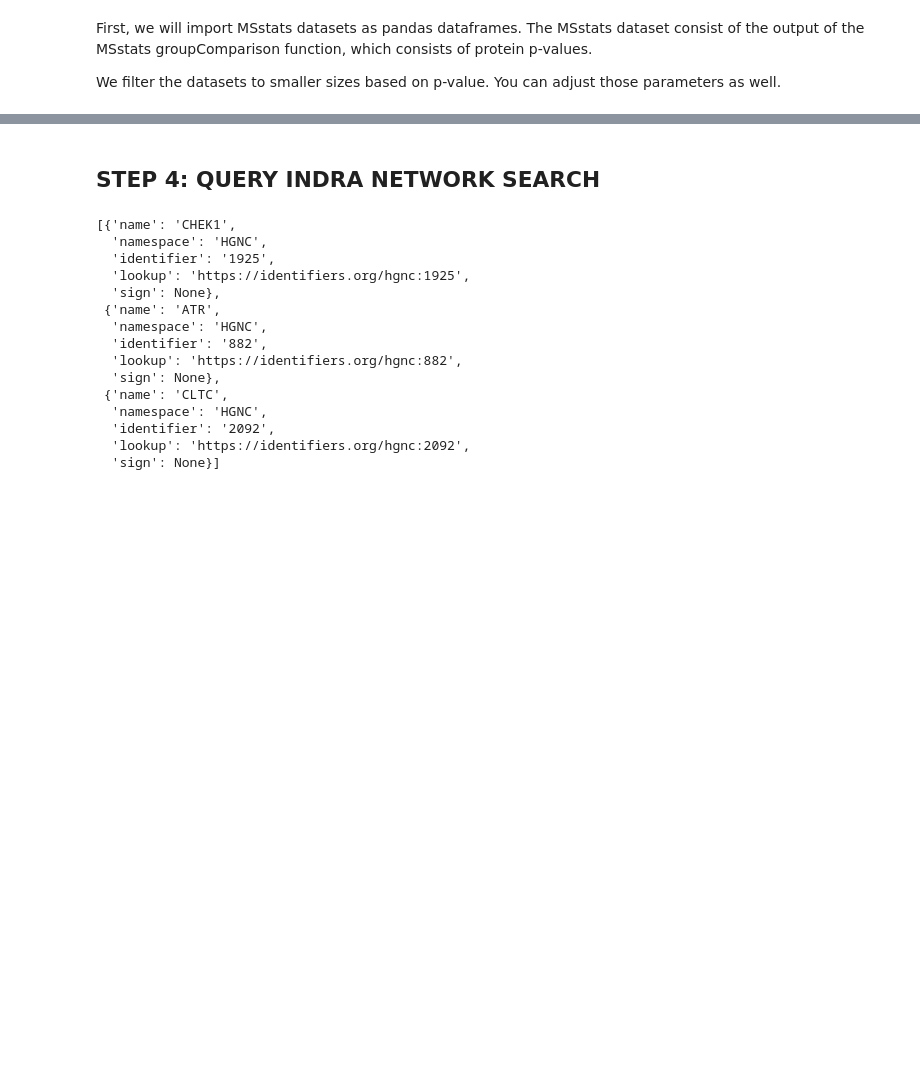
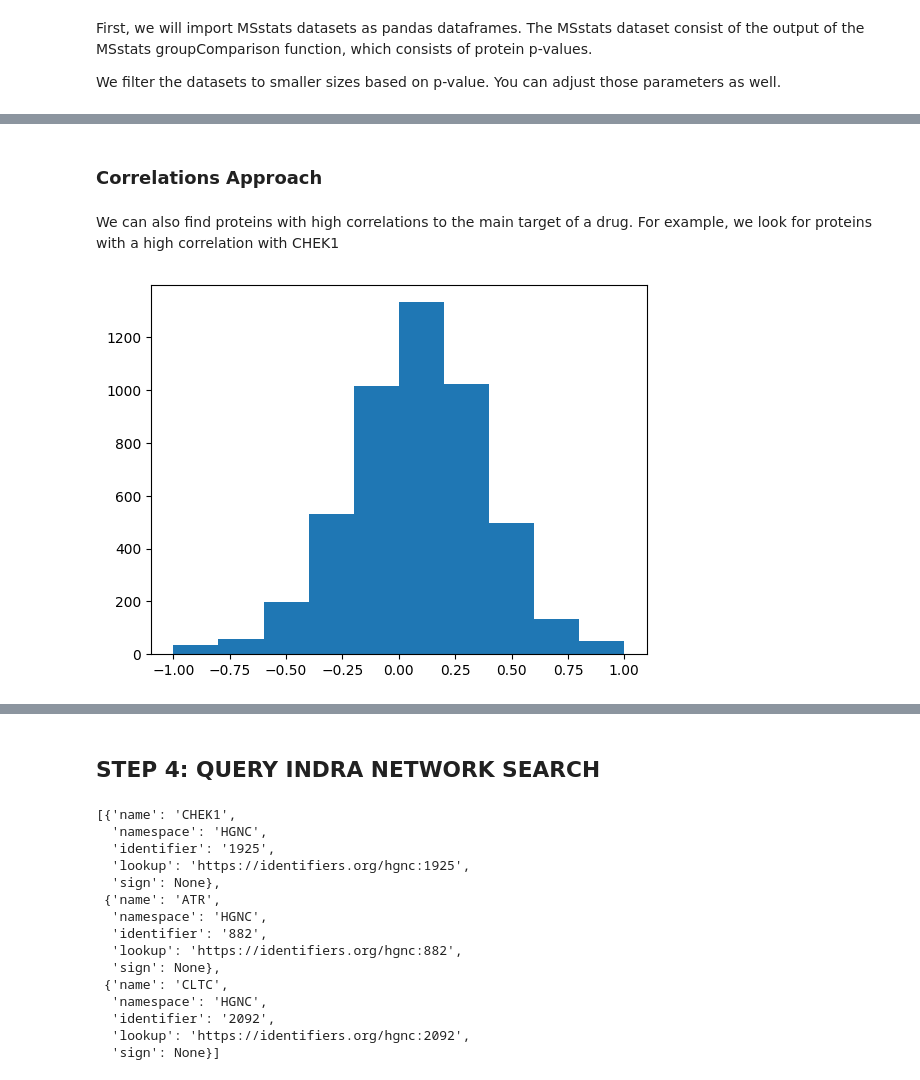
Before and after one commit to gyorilab/indra_may_institute, a Jupyter notebook: drug-demo.ipynb, the cells around one changed output, grey strips where cells are left out. Drawn from its saved outputs; the diff is of its cells as text; code cells hidden in the pictures; blank space fills up the shorter version.

Commit message:
Add correlation information for inhibitor

```diff
--- a/drug-demo.ipynb
+++ b/drug-demo.ipynb
@@ -64,7 +64,6 @@ FILE_PATH = "model.csv" # Set this path yourself
 LABELS_FILTER = ["DMSO-PF477736"]
 def construct_df(filename):
     pandas_df = pd.read_csv(filename)
-    pandas_df = pandas_df.loc[pandas_df['Label'].isin(LABELS_FILTER)]
     pandas_df["HgncId"] = pandas_df["Protein"].apply(lambda protein: uniprot_to_hgnc_id(protein))
     pandas_df["HgncName"] = pandas_df["HgncId"].apply(lambda hgnc: hgnc_client.get_hgnc_name(hgnc))
     pandas_df["IsKinase"] = pandas_df["HgncName"].apply(lambda gene: hgnc_client.is_kinase(gene))
@@ -73,6 +72,7 @@ def construct_df(filename):
     return pandas_df
 
 df = construct_df(FILE_PATH)
+df = df.loc[df['Label'].isin(LABELS_FILTER)]
 df
 # %% [output]
 |  | Protein | Label | log2FC | SE | Tvalue | DF | pvalue | adj.pvalue | issue | MissingPercentage | ... |
@@ -116,3 +119,22 @@ source_df
 # %% [output]
 |  | Protein | Label | log2FC | SE | Tvalue | DF | pvalue | adj.pvalue | issue | MissingPercentage | ... |
 | 30606 | CHK1_HUMAN | DMSO-PF477736 | 0.115541 | 0.157794 | 0.732229 | 238.0 | 0.464749 | 0.998049 | NaN | 0.334667 | ... |
+# %% [markdown]
+### Correlations Approach
+# %% [markdown]
+We can also find proteins with high correlations to the main target of a drug.  For example, we look for proteins with a high correlation with CHEK1
+# %%
+data = construct_df("ProteinLevelData.csv")
+data.loc[:, "LogIntensities"] = (data.loc[:, "LogIntensities"] - data.loc[:, "LogIntensities"].mean()) / data.loc[:, "LogIntensities"].std() # normalization
+# %%
+drug_data = data[data["GROUP"] == "PF477736"]
+drug_data = drug_data[['Protein', 'originalRUN', 'LogIntensities']]
+wide_data = drug_data.pivot(index='originalRUN', columns='Protein', values='LogIntensities')
+wide_data = wide_data.iloc[:, 1:]
+correlations = wide_data.corr()
+# %%
+import matplotlib.pyplot as plt
+plt.hist(correlations['CHK1_HUMAN'])
+plt.show()
+# %% [output]
+[figure, added]
```
Also changed, not shown: parts of 13 cells of this notebook.
